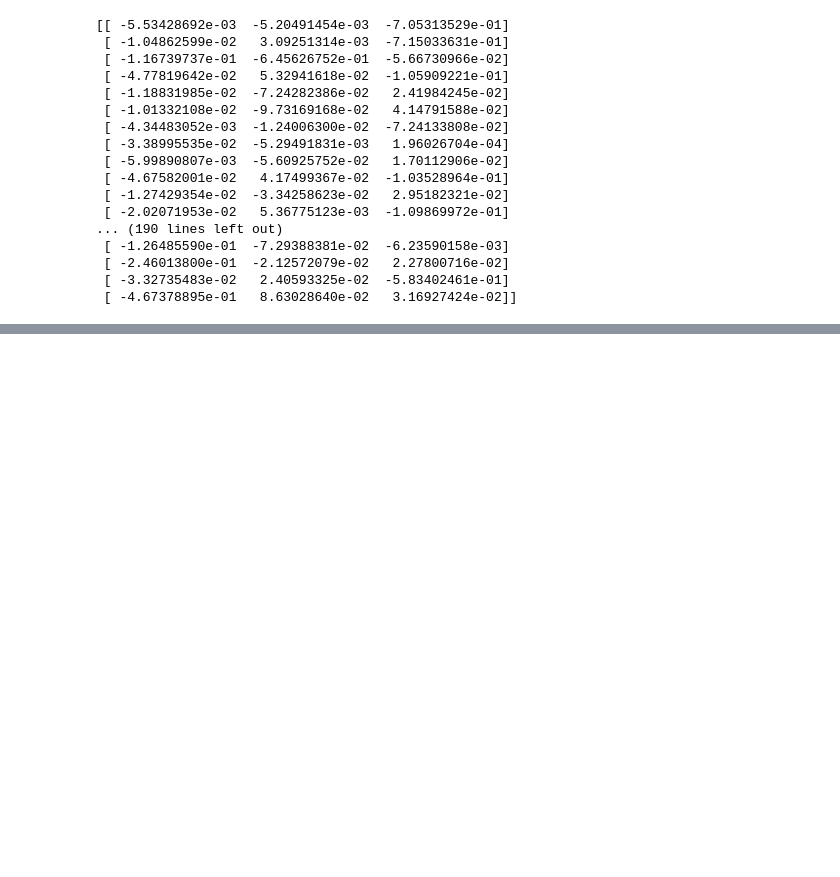
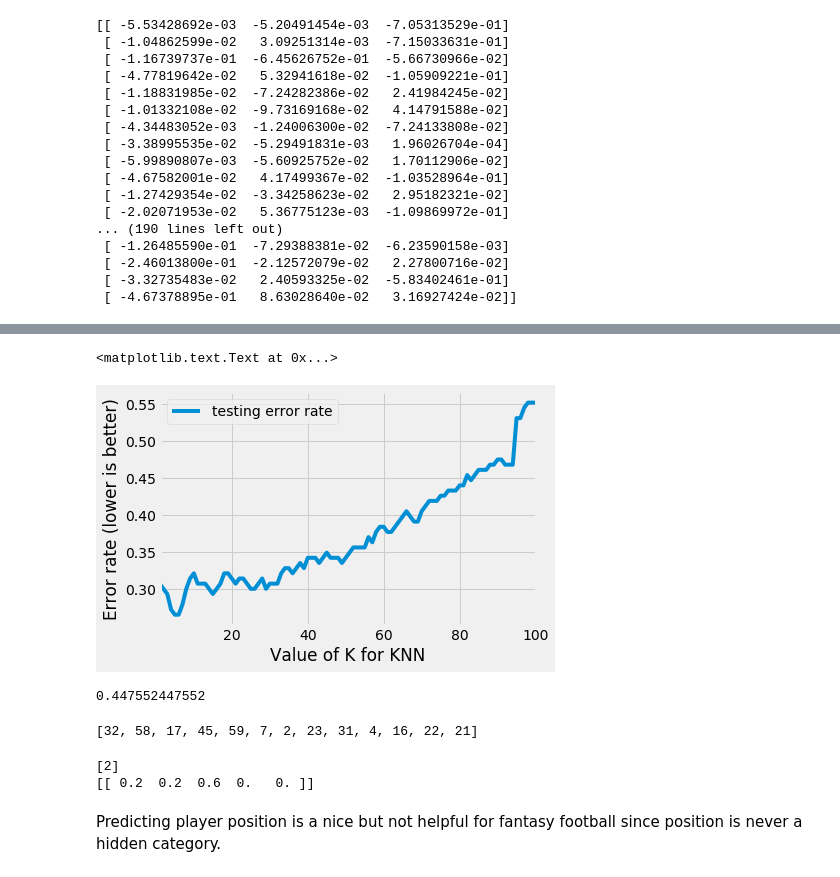
Before and after one commit to wendybo/GA_Class_Project, a Jupyter notebook: project.ipynb, the cells around one changed output, grey strips where cells are left out. Cells and saved outputs as stored; diff of their text form; code cells hidden in the pictures; blank space fills up the shorter version.

```diff
--- a/project.ipynb
+++ b/project.ipynb
@@ -753,0 +796,8 @@ print nullRMSE
+# %%
+# fill NaN's with 0
+nfl16_zero = nfl16_off.copy()
+
+for column in nfl16_zero:
+    nfl16_zero[column].fillna(0, inplace = True)
+
+nfl16_zero.head()
@@ -753,0 +828,4 @@ print nullRMSE
+# %%
+# Training the model using k = 1
+knn = KNeighborsClassifier(n_neighbors=1)
+knn.fit(X_pos_tr, y_pos_tr)
@@ -753,0 +854,27 @@ print nullRMSE
+# %%
+# Calculating best k and also testing/training error rates
+k_range = range(1, 101)
+training_error_rate = []
+testing_error_rate = []
+
+for k in k_range:
+
+    # instantiate the model with the current K value
+    knn = KNeighborsClassifier(n_neighbors=k)
+
+    # calculate training error
+    knn.fit(X_pos, y_pos)
+    y_pos_pred_train = knn.predict(X_pos)
+    training_accuracy = metrics.accuracy_score(y_pos, y_pos_pred_train)
+    training_error_rate.append(1 - training_accuracy)
+
+    # calculate testing error
+    knn.fit(X_pos_tr, y_pos_tr)
+    y_pos_pred_test = knn.predict(X_pos_te)
+    testing_accuracy = metrics.accuracy_score(y_pos_te, y_pos_pred_test)
+    testing_error_rate.append(1 - testing_accuracy)
+# %%
+column_dict = {'K': k_range, 'training error rate':training_error_rate, 'testing error rate':testing_error_rate}
+df = pd.DataFrame(column_dict).set_index('K').sort_index(ascending=True)
+df.sort_values(by='testing error rate').head()
+# Looks like k = 5 is best
@@ -753,0 +889,37 @@ print nullRMSE
+# %%
+plt.style.use('fivethirtyeight')
+df.plot(y='testing error rate')
+plt.xlabel('Value of K for KNN')
+plt.ylabel('Error rate (lower is better)')
+# %% [output]
+<matplotlib.text.Text at 0x...>
+[figure, added]
+# %%
+# Retrain model using k = 5
+knn5 = KNeighborsClassifier(n_neighbors=5)
+knn5.fit(X_pos_tr, y_pos_tr)
+y_pos_pred5 = knn.predict(X_pos_te)
+print metrics.accuracy_score(y_pos_te, y_pos_pred5)
+# just me or does this seem less accurate?
+# %% [output]
+0.447552447552
+# %%
+# Trying to predict position of with fake values
+# create a list to represent a player
+
+import random
+player = random.sample(range(1, 100), 13)
+player
+# %% [output]
+[32, 58, 17, 45, 59, 7, 2, 23, 31, 4, 16, 22, 21]
+# %%
+# Using the model
+print knn5.predict([player])
+print knn5.predict_proba([player])
+# Random player is most likely 2/RB with those stats
+# nfl16_off.pos.map({'QB':0, 'WR':1, 'RB':2, 'TE':3, 'K':4})
+# %% [output]
+[2]
+[[ 0.2  0.2  0.6  0.   0. ]]
+# %% [markdown]
+Predicting player position is a nice but not helpful for fantasy football since position is never a hidden category.
```
Also changed, not shown: parts of 16 cells of this notebook, 1 other file.
